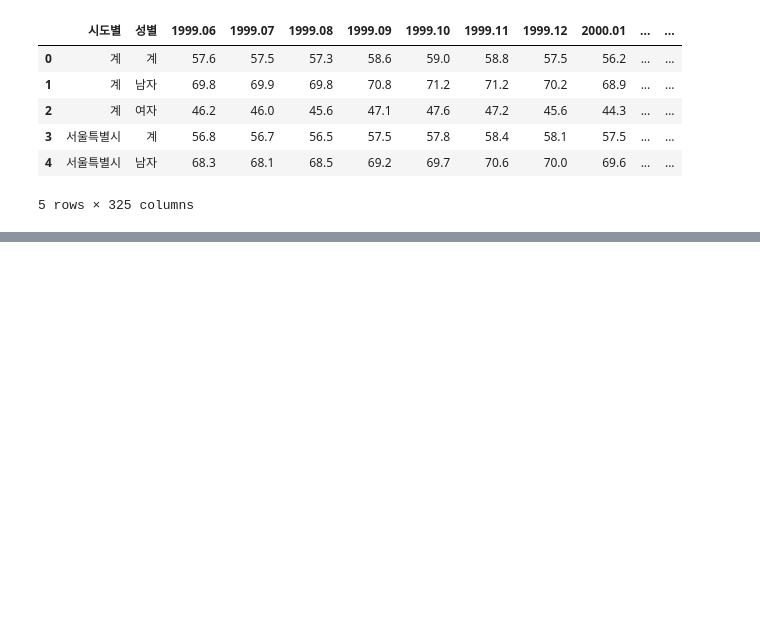
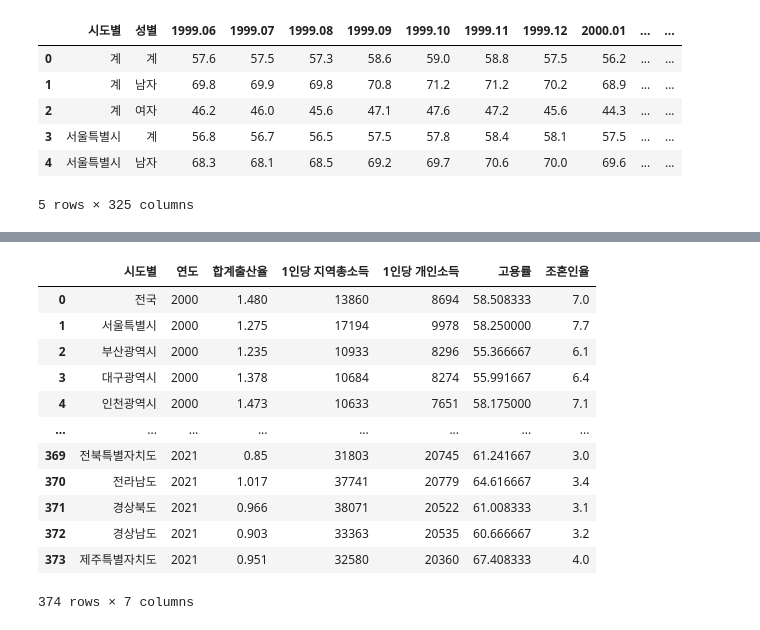
Before and after one commit to jun-park02/ds-project, a Jupyter notebook: main.ipynb, the cells around one changed output, grey strips where cells are left out. Cells and saved outputs as stored; diff of their text form; code cells hidden in the pictures; blank space fills up the shorter version.

```diff
--- a/main.ipynb
+++ b/main.ipynb
@@ -233,0 +305,3 @@ for year in years:
+# %%
+df = pd.read_csv("조혼인율_시도_시_군_구__20260524221114.csv")
+df.head()
@@ -233,0 +316,41 @@ for year in years:
+# %%
+# 데이터 전처리
+
+조혼인율 = df.melt(
+    id_vars="행정구역별",
+    var_name="연도",
+    value_name="조혼인율"
+)
+
+조혼인율["연도"] = pd.to_numeric(조혼인율["연도"])
+조혼인율 = 조혼인율[조혼인율["연도"].between(2000, 2021)]
+
+조혼인율 = 조혼인율.rename(columns={
+    "행정구역별": "시도별"
+})
+
+# step3 = pd.merge(step2, 고용률,
+#                  on=["시도별", "연도"], how="inner")
+
+merged = pd.merge(
+    merged,
+    조혼인율,
+    on=["시도별", "연도"],
+    how="inner"
+)
+
+merged
+# %% [output]
+|  | 시도별 | 연도 | 합계출산율 | 1인당 지역총소득 | 1인당 개인소득 | 고용률 | 조혼인율 |
+| 0 | 전국 | 2000 | 1.480 | 13860 | 8694 | 58.508333 | 7.0 |
+| 1 | 서울특별시 | 2000 | 1.275 | 17194 | 9978 | 58.250000 | 7.7 |
+| 2 | 부산광역시 | 2000 | 1.235 | 10933 | 8296 | 55.366667 | 6.1 |
+| 3 | 대구광역시 | 2000 | 1.378 | 10684 | 8274 | 55.991667 | 6.4 |
+| 4 | 인천광역시 | 2000 | 1.473 | 10633 | 7651 | 58.175000 | 7.1 |
+| ... | ... | ... | ... | ... | ... | ... | ... |
+| 369 | 전북특별자치도 | 2021 | 0.85 | 31803 | 20745 | 61.241667 | 3.0 |
+| 370 | 전라남도 | 2021 | 1.017 | 37741 | 20779 | 64.616667 | 3.4 |
+| 371 | 경상북도 | 2021 | 0.966 | 38071 | 20522 | 61.008333 | 3.1 |
+| 372 | 경상남도 | 2021 | 0.903 | 33363 | 20535 | 60.666667 | 3.2 |
+| 373 | 제주특별자치도 | 2021 | 0.951 | 32580 | 20360 | 67.408333 | 4.0 |
+374 rows × 7 columns
```
Also changed, not shown: parts of 7 cells of this notebook, 6 other files.
